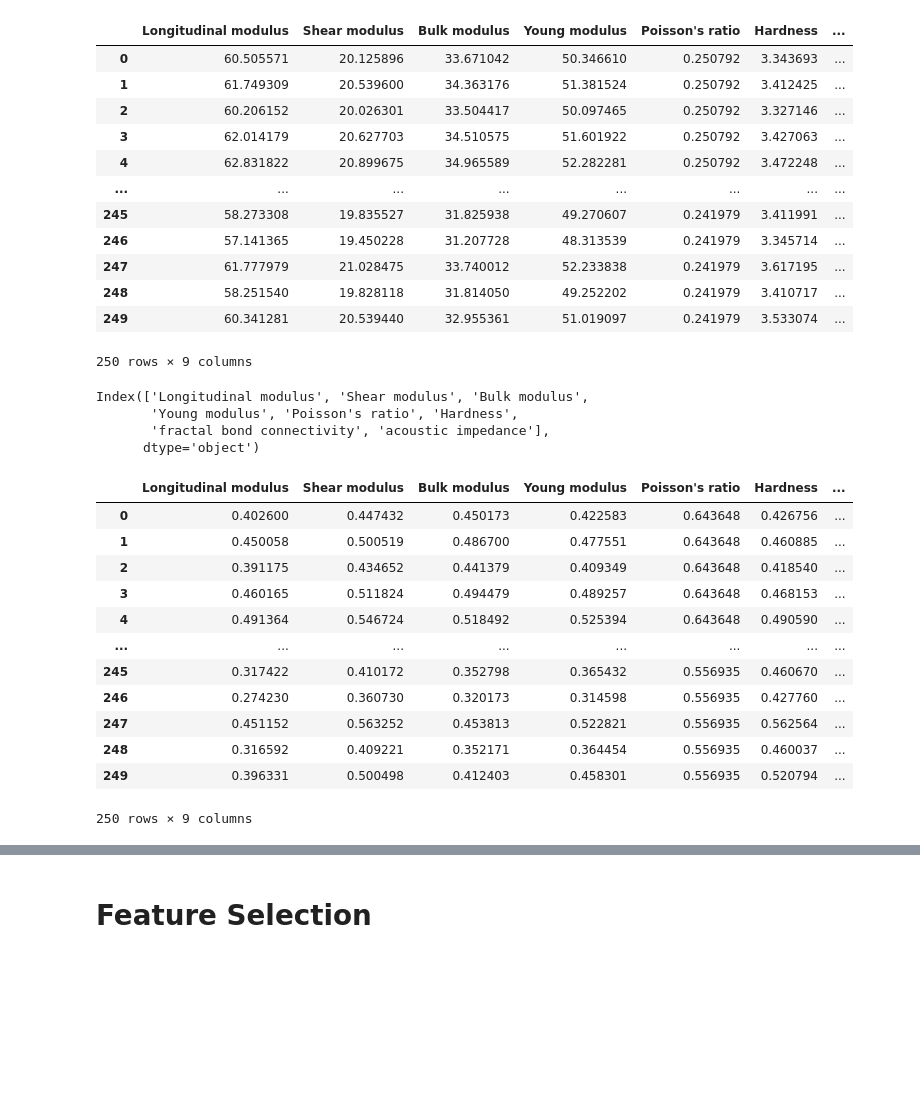
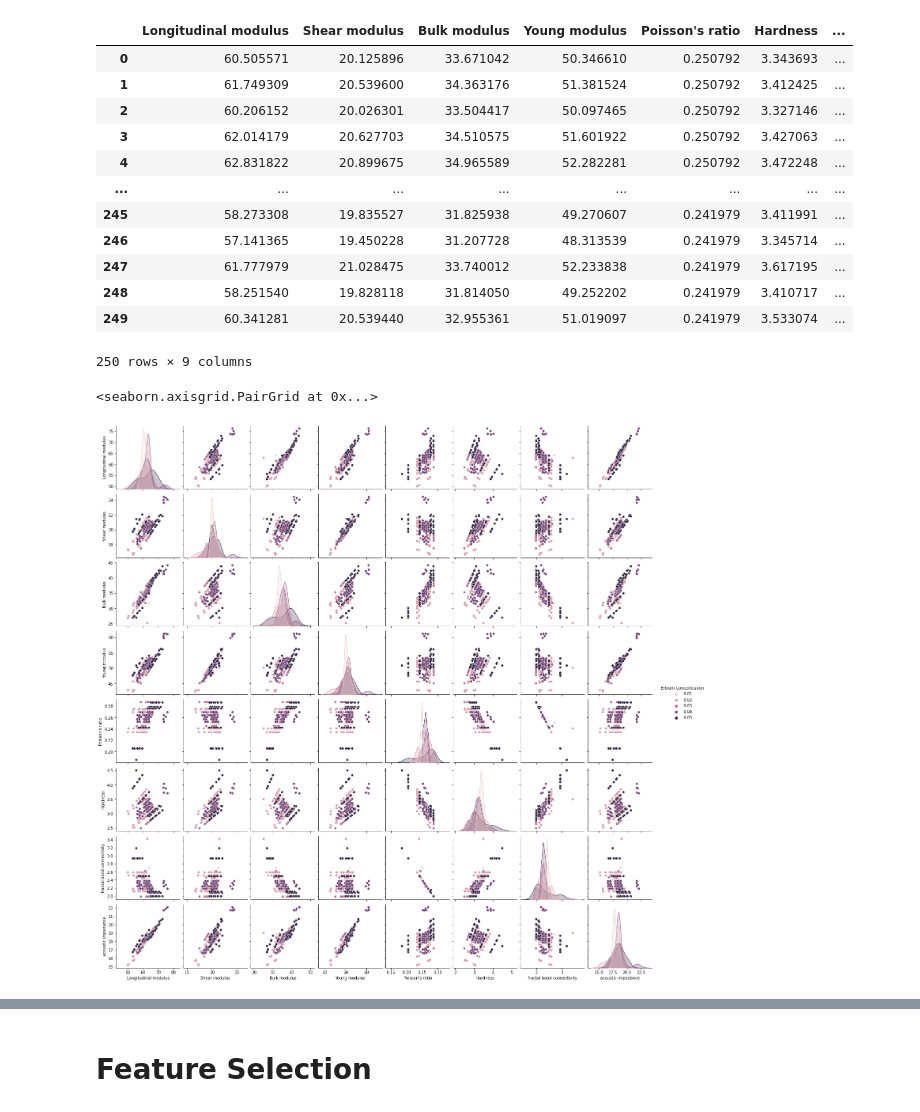
Before and after one commit to ee2110/Machine_Learning_with_TensorFlow, a Jupyter notebook: Glass-Compound-Analysis/Erbium_Concentration_Classification/SGD_sklearn_Erbium_concentration_classification.ipynb, the cells around one changed output, grey strips where cells are left out. Drawn from its saved outputs; the diff is of its cells as text; code cells hidden in the pictures; blank space fills up the shorter version.

```diff
--- a/Glass-Compound-Analysis/Erbium_Concentration_Classification/SGD_sklearn_Erbium_concentration_classification.ipynb
+++ b/Glass-Compound-Analysis/Erbium_Concentration_Classification/SGD_sklearn_Erbium_concentration_classification.ipynb
@@ -17,55 +17,19 @@ try:
   data = pd.read_csv('Structured_features.csv')
 except:
   print('No such file')
+
+data
+# %% [output]
+|  | Longitudinal modulus | Shear modulus | Bulk modulus | Young modulus | Poisson's ratio | Hardness | ... |
+| 0 | 60.505571 | 20.125896 | 33.671042 | 50.346610 | 0.250792 | 3.343693 | ... |
+| 1 | 61.749309 | 20.539600 | 34.363176 | 51.381524 | 0.250792 | 3.412425 | ... |
+| 2 | 60.206152 | 20.026301 | 33.504417 | 50.097465 | 0.250792 | 3.327146 | ... |
+| 3 | 62.014179 | 20.627703 | 34.510575 | 51.601922 | 0.250792 | 3.427063 | ... |
+| 4 | 62.831822 | 20.899675 | 34.965589 | 52.282281 | 0.250792 | 3.472248 | ... |
+| ... | ... | ... | ... | ... | ... | ... | ... |
+| 245 | 58.273308 | 19.835527 | 31.825938 | 49.270607 | 0.241979 | 3.411991 | ... |
+| 246 | 57.141365 | 19.450228 | 31.207728 | 48.313539 | 0.241979 | 3.345714 | ... |
+| 247 | 61.777979 | 21.028475 | 33.740012 | 52.233838 | 0.241979 | 3.617195 | ... |
+| 248 | 58.251540 | 19.828118 | 31.814050 | 49.252202 | 0.241979 | 3.410717 | ... |
+| 249 | 60.341281 | 20.539440 | 32.955361 | 51.019097 | 0.241979 | 3.533074 | ... |
+250 rows × 9 columns
-# %%
-# encode the erbium concentration float value to int
-uniq_concent = data["Erbium Concentration"].unique().tolist()
-conc_encoded = {x: i for i, x in enumerate(uniq_concent)}
-
-# for later decode use
-encoded_to_conc = {i: x for i, x in enumerate(uniq_concent)}
-encoded_to_conc
-
-data["Erbium Concentration"] = data["Erbium Concentration"].map(conc_encoded)
-data
-# %% [output]
-|  | Longitudinal modulus | Shear modulus | Bulk modulus | Young modulus | Poisson's ratio | Hardness | ... |
-| 0 | 60.505571 | 20.125896 | 33.671042 | 50.346610 | 0.250792 | 3.343693 | ... |
-| 1 | 61.749309 | 20.539600 | 34.363176 | 51.381524 | 0.250792 | 3.412425 | ... |
-| 2 | 60.206152 | 20.026301 | 33.504417 | 50.097465 | 0.250792 | 3.327146 | ... |
-| 3 | 62.014179 | 20.627703 | 34.510575 | 51.601922 | 0.250792 | 3.427063 | ... |
-| 4 | 62.831822 | 20.899675 | 34.965589 | 52.282281 | 0.250792 | 3.472248 | ... |
-| ... | ... | ... | ... | ... | ... | ... | ... |
-| 245 | 58.273308 | 19.835527 | 31.825938 | 49.270607 | 0.241979 | 3.411991 | ... |
-| 246 | 57.141365 | 19.450228 | 31.207728 | 48.313539 | 0.241979 | 3.345714 | ... |
-| 247 | 61.777979 | 21.028475 | 33.740012 | 52.233838 | 0.241979 | 3.617195 | ... |
-| 248 | 58.251540 | 19.828118 | 31.814050 | 49.252202 | 0.241979 | 3.410717 | ... |
-| 249 | 60.341281 | 20.539440 | 32.955361 | 51.019097 | 0.241979 | 3.533074 | ... |
-250 rows × 9 columns
-# %%
-column_name = data.columns[:-1]
-column_name
-# %% [output]
-Index(['Longitudinal modulus', 'Shear modulus', 'Bulk modulus',
-       'Young modulus', 'Poisson's ratio', 'Hardness',
-       'fractal bond connectivity', 'acoustic impedance'],
-      dtype='object')
-# %%
-df_data = data.copy()
-for column in column_name:
-    df_data[column] = (df_data[column] - df_data[column].min()) / (df_data[column].max() - df_data[column].min())
-df_data
-# %% [output]
-|  | Longitudinal modulus | Shear modulus | Bulk modulus | Young modulus | Poisson's ratio | Hardness | ... |
-| 0 | 0.402600 | 0.447432 | 0.450173 | 0.422583 | 0.643648 | 0.426756 | ... |
-| 1 | 0.450058 | 0.500519 | 0.486700 | 0.477551 | 0.643648 | 0.460885 | ... |
-| 2 | 0.391175 | 0.434652 | 0.441379 | 0.409349 | 0.643648 | 0.418540 | ... |
-| 3 | 0.460165 | 0.511824 | 0.494479 | 0.489257 | 0.643648 | 0.468153 | ... |
-| 4 | 0.491364 | 0.546724 | 0.518492 | 0.525394 | 0.643648 | 0.490590 | ... |
-| ... | ... | ... | ... | ... | ... | ... | ... |
-| 245 | 0.317422 | 0.410172 | 0.352798 | 0.365432 | 0.556935 | 0.460670 | ... |
-| 246 | 0.274230 | 0.360730 | 0.320173 | 0.314598 | 0.556935 | 0.427760 | ... |
-| 247 | 0.451152 | 0.563252 | 0.453813 | 0.522821 | 0.556935 | 0.562564 | ... |
-| 248 | 0.316592 | 0.409221 | 0.352171 | 0.364454 | 0.556935 | 0.460037 | ... |
-| 249 | 0.396331 | 0.500498 | 0.412403 | 0.458301 | 0.556935 | 0.520794 | ... |
-250 rows × 9 columns
@@ -82,0 +36,5 @@ test_labels = test_features.pop('Erbium Concentration')
+# %%
+sns.pairplot(data, diag_kind='kde', hue="Erbium Concentration")
+# %% [output]
+<seaborn.axisgrid.PairGrid at 0x...>
+[figure, added]
```
Also changed, not shown: parts of 18 cells of this notebook.
